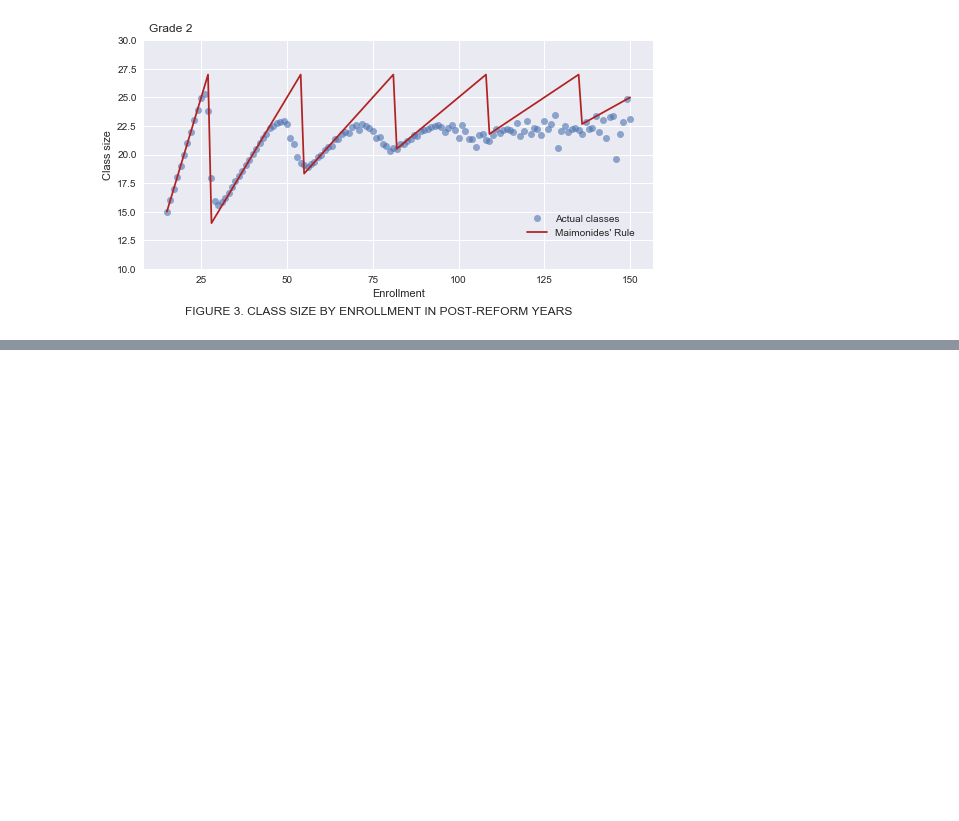
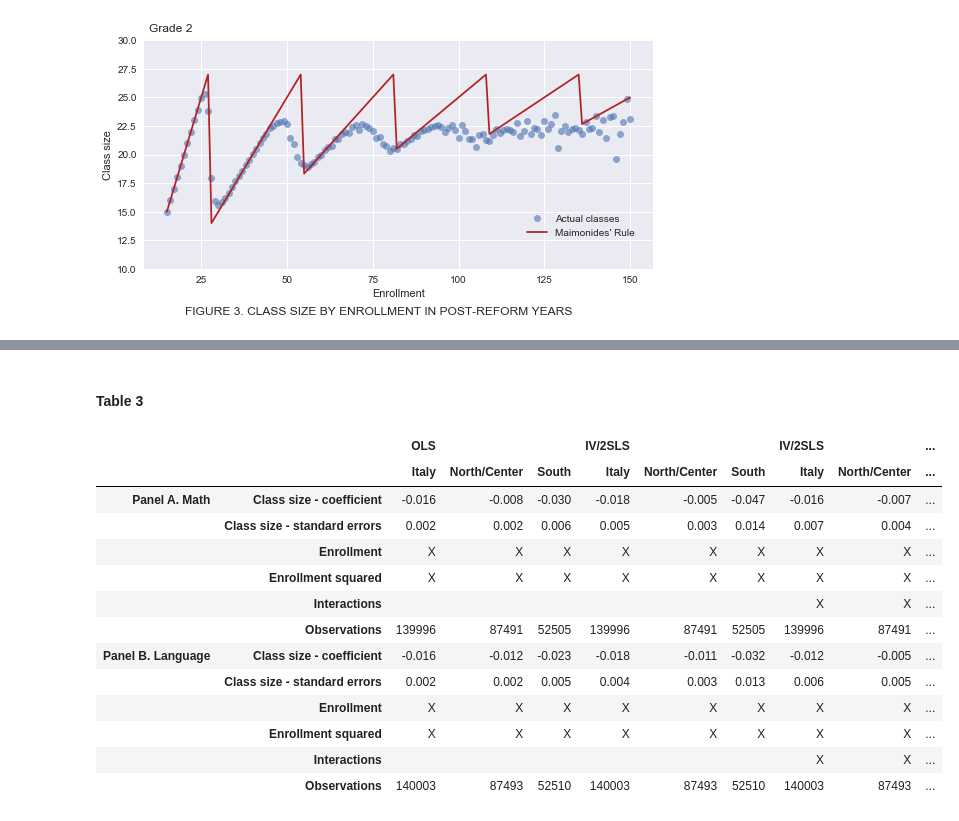
Before and after one commit to FedericoAlexanderRizzuto/microeconometrics-course-project-FedericoAlexanderRizzuto, a Jupyter notebook: project.ipynb, the cells around one changed output, grey strips where cells are left out. Drawn from its saved outputs; the diff is of its cells as text; code cells hidden in the pictures; blank space fills up the shorter version.

```diff
--- a/project.ipynb
+++ b/project.ipynb
@@ -96,0 +117,19 @@ create_fig3(df)
+# %% [markdown]
+#### Table 3
+# %%
+create_table2and3(df,['our_CHEAT_math','our_CHEAT_ital'],['Panel A. Math', 'Panel B. Language'])
+# %% [output]
+|  |  | OLS |  |  | IV/2SLS |  |  | IV/2SLS |  | ... |
+|  |  | Italy | North/Center | South | Italy | North/Center | South | Italy | North/Center | ... |
+| Panel A. Math | Class size - coefficient | -0.016 | -0.008 | -0.030 | -0.018 | -0.005 | -0.047 | -0.016 | -0.007 | ... |
+|  | Class size - standard errors | 0.002 | 0.002 | 0.006 | 0.005 | 0.003 | 0.014 | 0.007 | 0.004 | ... |
+|  | Enrollment | X | X | X | X | X | X | X | X | ... |
+|  | Enrollment squared | X | X | X | X | X | X | X | X | ... |
+|  | Interactions |  |  |  |  |  |  | X | X | ... |
+|  | Observations | 139996 | 87491 | 52505 | 139996 | 87491 | 52505 | 139996 | 87491 | ... |
+| Panel B. Language | Class size - coefficient | -0.016 | -0.012 | -0.023 | -0.018 | -0.011 | -0.032 | -0.012 | -0.005 | ... |
+|  | Class size - standard errors | 0.002 | 0.002 | 0.005 | 0.004 | 0.003 | 0.013 | 0.006 | 0.005 | ... |
+|  | Enrollment | X | X | X | X | X | X | X | X | ... |
+|  | Enrollment squared | X | X | X | X | X | X | X | X | ... |
+|  | Interactions |  |  |  |  |  |  | X | X | ... |
+|  | Observations | 140003 | 87493 | 52510 | 140003 | 87493 | 52510 | 140003 | 87493 | ... |
```
Also changed, not shown: parts of 4 cells of this notebook, 4 other files.
